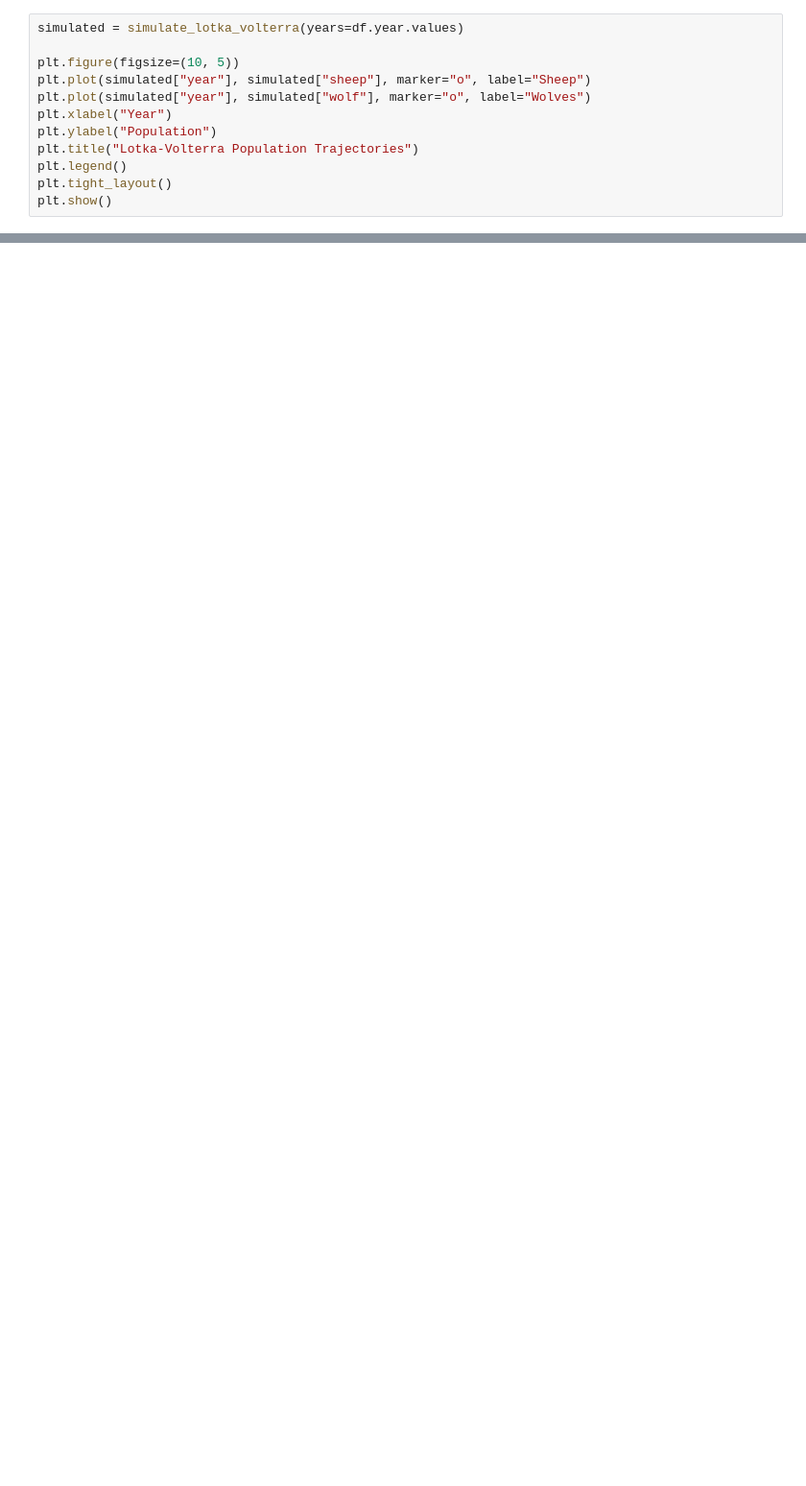
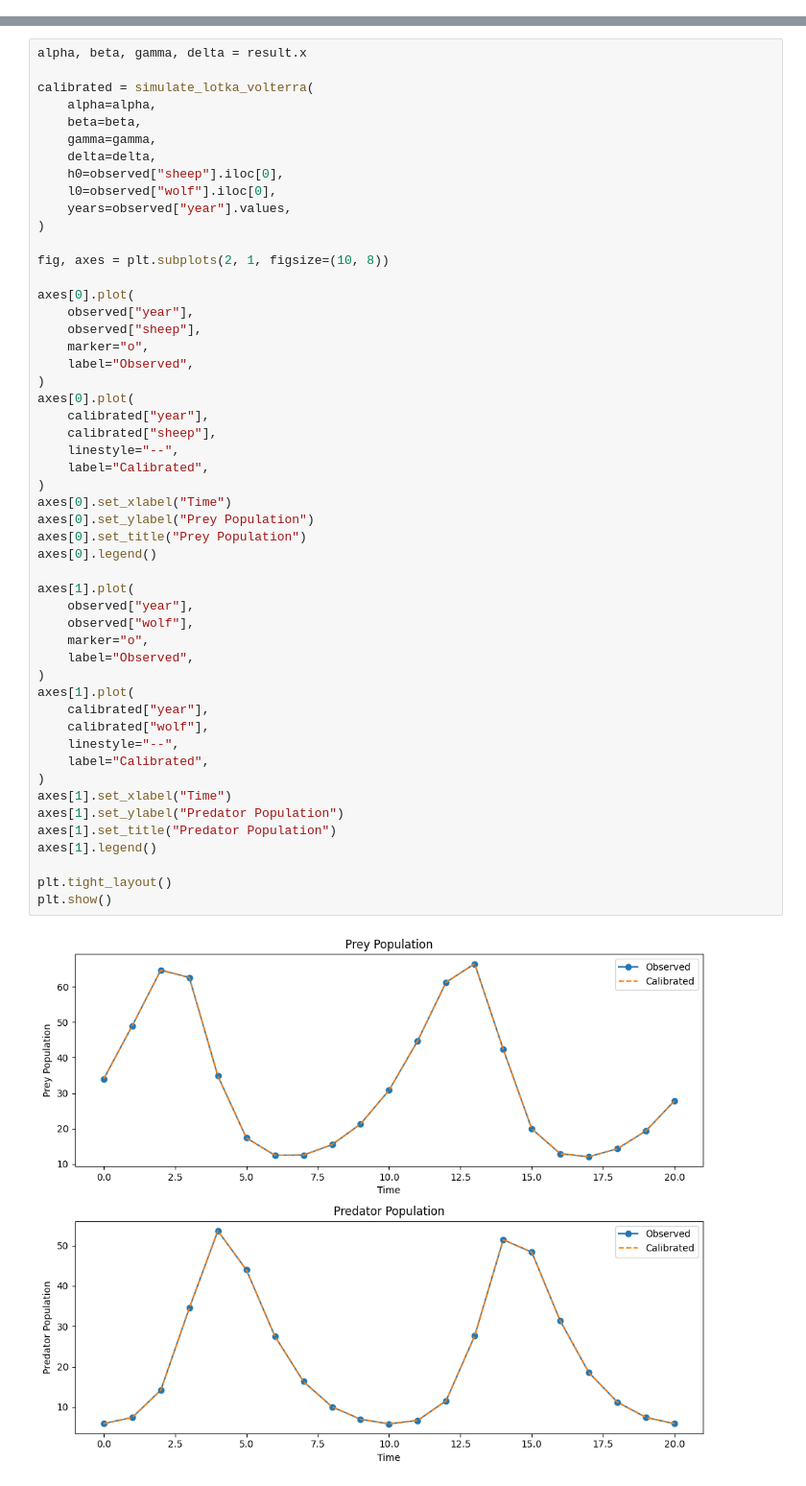
Before and after one commit to JBris/calibrating-abms-workshop, a Jupyter notebook: docs/source/workshop/2_notebooks/1_lotka_volterra.ipynb, the cells around one changed output, grey strips where cells are left out. Shown at 96% size. Saved outputs shown, nothing was run; the diff lists cells and outputs as text; blank space fills up the shorter version.

```diff
--- a/docs/source/workshop/2_notebooks/1_lotka_volterra.ipynb
+++ b/docs/source/workshop/2_notebooks/1_lotka_volterra.ipynb
@@ -56,12 +86,0 @@ We can now use the Lotka–Volterra model to generate a simulated predator–pre
-# %%
-simulated = simulate_lotka_volterra(years=df.year.values)
-
-plt.figure(figsize=(10, 5))
-plt.plot(simulated["year"], simulated["sheep"], marker="o", label="Sheep")
-plt.plot(simulated["year"], simulated["wolf"], marker="o", label="Wolves")
-plt.xlabel("Year")
-plt.ylabel("Population")
-plt.title("Lotka-Volterra Population Trajectories")
-plt.legend()
-plt.tight_layout()
-plt.show()
@@ -126,0 +249,53 @@ plt.show()
+# %%
+alpha, beta, gamma, delta = result.x
+
+calibrated = simulate_lotka_volterra(
+    alpha=alpha,
+    beta=beta,
+    gamma=gamma,
+    delta=delta,
+    h0=observed["sheep"].iloc[0],
+    l0=observed["wolf"].iloc[0],
+    years=observed["year"].values,
+)
+
+fig, axes = plt.subplots(2, 1, figsize=(10, 8))
+
+axes[0].plot(
+    observed["year"],
+    observed["sheep"],
+    marker="o",
+    label="Observed",
+)
+axes[0].plot(
+    calibrated["year"],
+    calibrated["sheep"],
+    linestyle="--",
+    label="Calibrated",
+)
+axes[0].set_xlabel("Time")
+axes[0].set_ylabel("Prey Population")
+axes[0].set_title("Prey Population")
+axes[0].legend()
+
+axes[1].plot(
+    observed["year"],
+    observed["wolf"],
+    marker="o",
+    label="Observed",
+)
+axes[1].plot(
+    calibrated["year"],
+    calibrated["wolf"],
+    linestyle="--",
+    label="Calibrated",
+)
+axes[1].set_xlabel("Time")
+axes[1].set_ylabel("Predator Population")
+axes[1].set_title("Predator Population")
+axes[1].legend()
+
+plt.tight_layout()
+plt.show()
+# %% [output]
+[figure, added]
```
Also changed, not shown: parts of 17 cells of this notebook, 3 other files.
